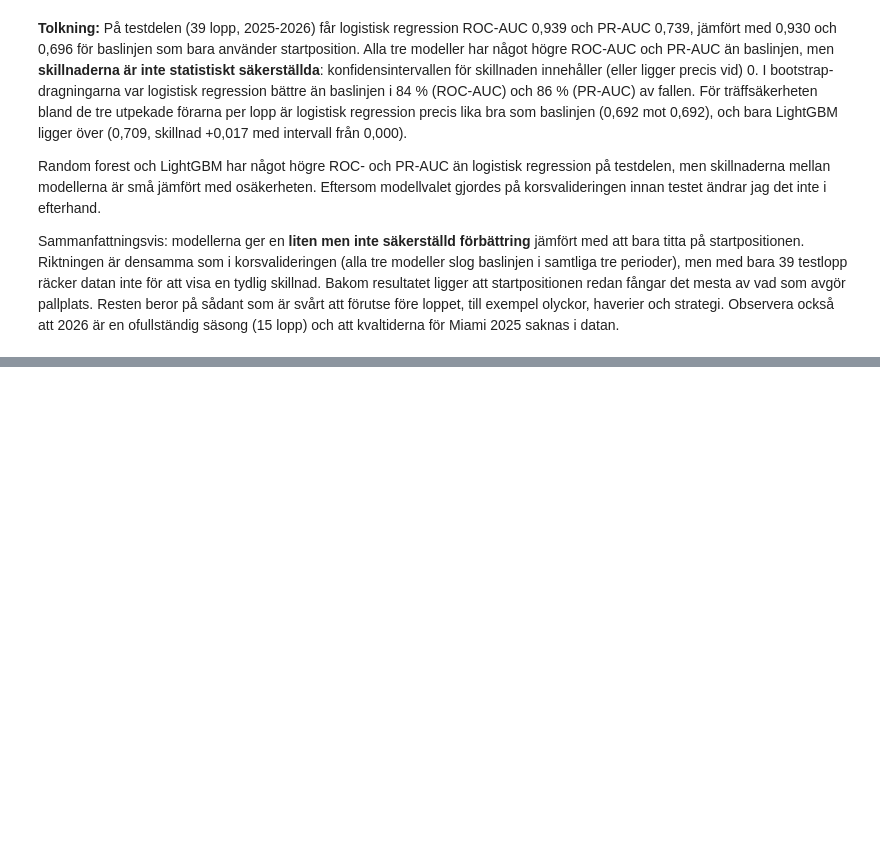
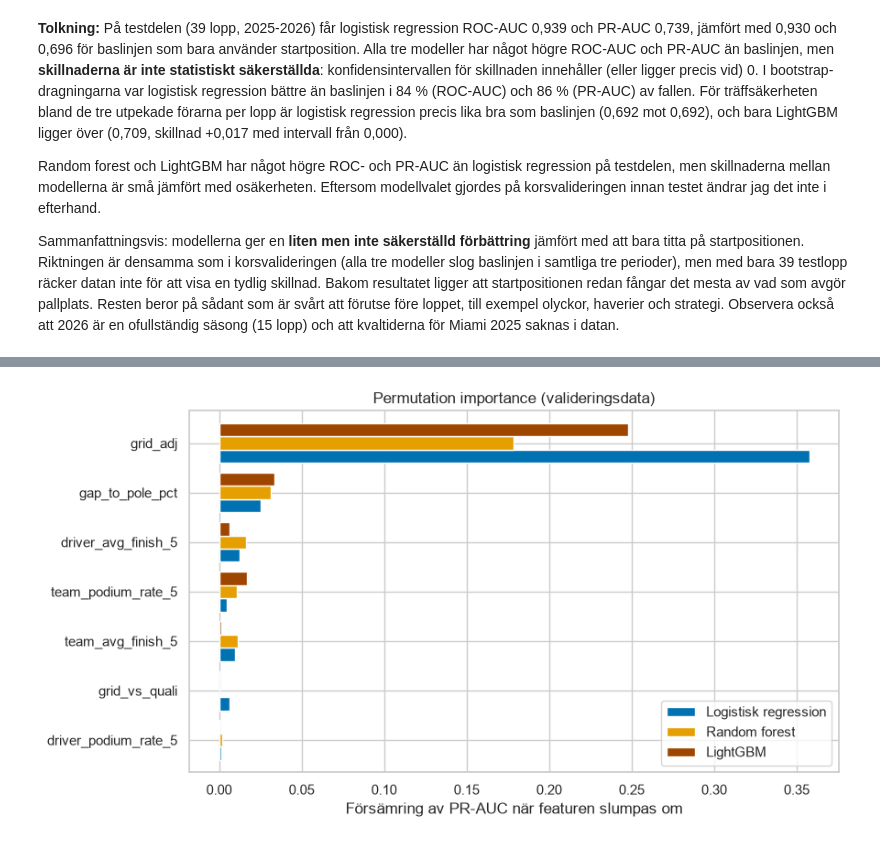
Before and after one commit to felixalfred/f1-podium-prediction, a Jupyter notebook: notebooks/f1_podium_prediction.ipynb, the cells around one changed output, grey strips where cells are left out. Cells and saved outputs as stored; diff of their text form; code cells hidden in the pictures; blank space fills up the shorter version.

```diff
--- a/notebooks/f1_podium_prediction.ipynb
+++ b/notebooks/f1_podium_prediction.ipynb
@@ -1439,0 +1516,23 @@ Sammanfattningsvis: modellerna ger en **liten men inte säkerställd förbättri
+# %%
+from sklearn.inspection import permutation_importance
+from sklearn.base import clone
+
+# Modeller med bästa inställningar från sökningen, tränade på träningsdatan
+tuned_models = {}
+for name, search in searches.items():
+    model = clone(candidates[name][0]).set_params(**search.best_params_)
+    model.fit(X_train, y_train)
+    tuned_models[name] = model
+# %%
+perm = {}
+for name, model in tuned_models.items():
+    r = permutation_importance(
+        model, X_valid, y_valid,
+        scoring="average_precision",   # PR-AUC
+        n_repeats=30, random_state=42, n_jobs=-1,
+    )
+    perm[name] = pd.Series(r.importances_mean, index=features)
+
+perm_df = pd.DataFrame(perm)
+perm_df = perm_df.loc[perm_df.mean(axis=1).sort_values().index]   # sortera, viktigast sist
+perm_df.round(3)
@@ -1439,0 +1548,9 @@ Sammanfattningsvis: modellerna ger en **liten men inte säkerställd förbättri
+# %%
+ax = perm_df.plot(kind="barh", figsize=(9, 5), width=0.8,
+                  color=[colors[m] for m in perm_df.columns])
+ax.set_xlabel("Försämring av PR-AUC när featuren slumpas om")
+ax.set_title("Permutation importance (valideringsdata)")
+plt.tight_layout()
+plt.show()
+# %% [output]
+[figure, added]
```
Also changed, not shown: parts of 16 cells of this notebook.
